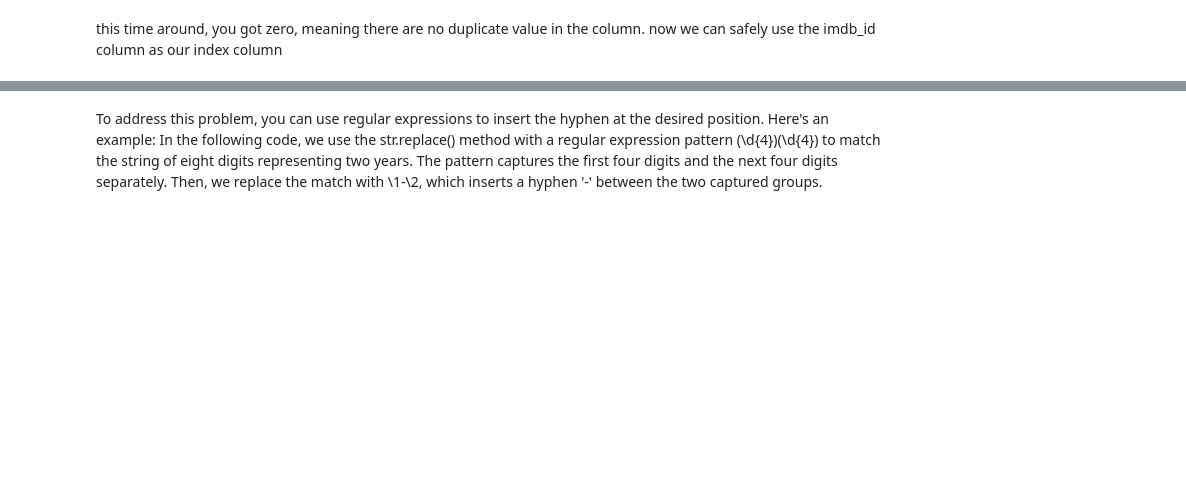
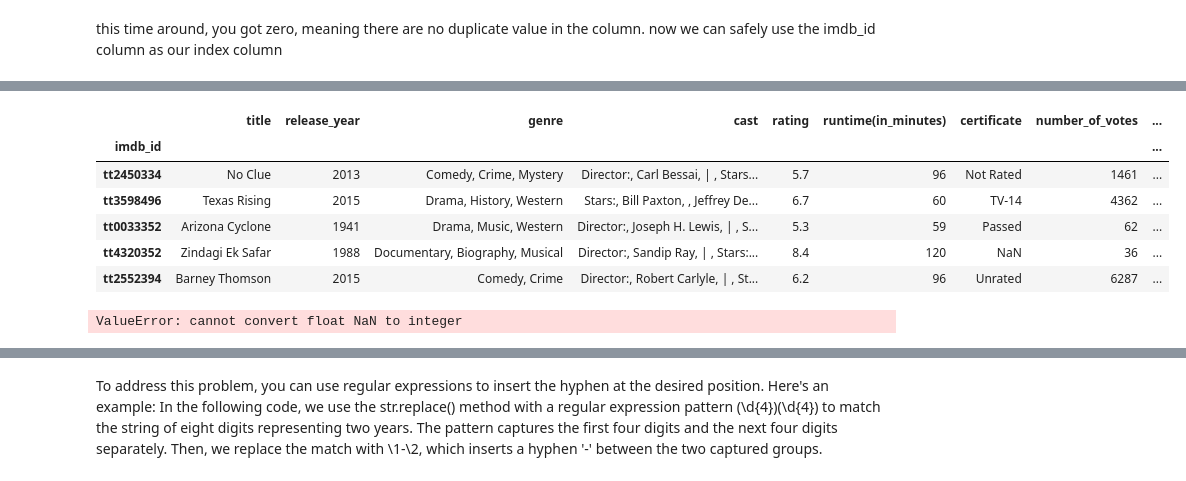
Before and after one commit to ibrahimanis081/data_cleaning_projects, a Jupyter notebook: notebooks/imdb_tv_series.ipynb, the cells around one changed output, grey strips where cells are left out. Saved outputs shown, nothing was run; the diff lists cells and outputs as text; code cells hidden in the pictures; blank space fills up the shorter version.

```diff
--- a/notebooks/imdb_tv_series.ipynb
+++ b/notebooks/imdb_tv_series.ipynb
@@ -127,0 +307,3 @@ imdb_df.head()
+# %%
+imdb_df.drop("synopsis", axis=1, inplace=True)
+imdb_df.head()
@@ -127,0 +353,3 @@ imdb_df.head()
+# %%
+imdb_df = imdb_df.rename(columns={"runtime":"runtime(in_minutes)"})
+imdb_df.head()
@@ -127,0 +364,16 @@ imdb_df.head()
+# %%
+imdb_df["runtime(in_minutes)"] = imdb_df["runtime(in_minutes)"].str.replace("min", "")
+imdb_df.sample(5)
+# %% [output]
+|  | title | release_year | genre | cast | rating | runtime(in_minutes) | certificate | number_of_votes | ... |
+| imdb_id |  |  |  |  |  |  |  |  | ... |
+| tt2450334 | No Clue | 2013 | Comedy, Crime, Mystery | Director:, Carl Bessai, | , Stars... | 5.7 | 96 | Not Rated | 1461 | ... |
+| tt3598496 | Texas Rising | 2015 | Drama, History, Western | Stars:, Bill Paxton, , Jeffrey De... | 6.7 | 60 | TV-14 | 4362 | ... |
+| tt0033352 | Arizona Cyclone | 1941 | Drama, Music, Western | Director:, Joseph H. Lewis, | , S... | 5.3 | 59 | Passed | 62 | ... |
+| tt4320352 | Zindagi Ek Safar | 1988 | Documentary, Biography, Musical | Director:, Sandip Ray, | , Stars:... | 8.4 | 120 | NaN | 36 | ... |
+| tt2552394 | Barney Thomson | 2015 | Comedy, Crime | Director:, Robert Carlyle, | , St... | 6.2 | 96 | Unrated | 6287 | ... |
+# %%
+imdb_df["runtime(in_minutes)"] = imdb_df["runtime(in_minutes)"].astype("int64")
+print(imdb_df["runtime(in_minutes)"]).dtype
+# %% [output]
+ValueError: cannot convert float NaN to integer
```
Also changed, not shown: parts of 53 cells of this notebook, 1 other file.
